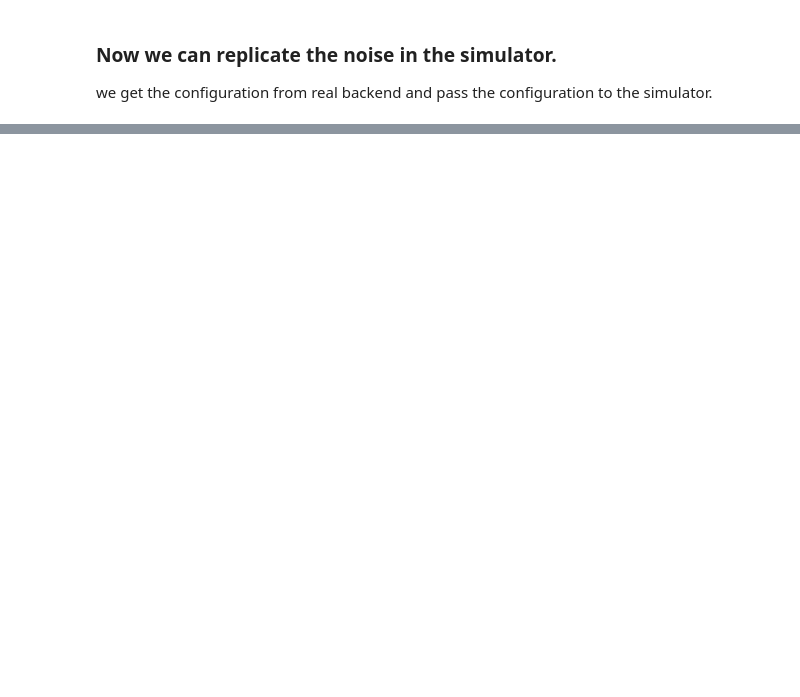
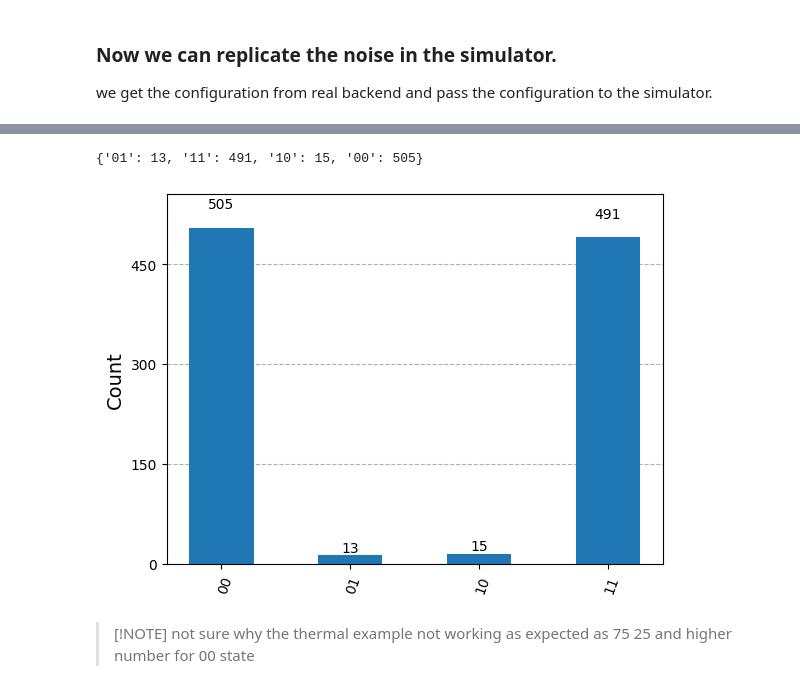
Before and after one commit to dipankardas011/Quantum-Coding, a Jupyter notebook: noise-models.ipynb, the cells around one changed output, grey strips where cells are left out. Cells and saved outputs as stored; diff of their text form; code cells hidden in the pictures; blank space fills up the shorter version.

Commit message:
learning about noise in qcircuit
like thermal, decoherenance, readout, single, multi-qubit

Signed-off-by: Dipankar Das <65275144+dipankardas011@users.noreply.github.com>

```diff
--- a/noise-models.ipynb
+++ b/noise-models.ipynb
@@ -70,0 +94,48 @@ qvis.plot_histogram(res.get_counts())
+# %%
+from qiskit import QuantumCircuit
+from qiskit_aer import AerSimulator
+from qiskit_aer.noise import NoiseModel, thermal_relaxation_error
+from qiskit.visualization import plot_histogram
+
+# Set T1 and T2 values (in microseconds)
+t1 = 12.5  # 12.5 μs
+t2 = 2.5   # 2.5 μs (should be <= t1)
+
+# Gate times (in microseconds)
+gate_time = 0.1  # 100 ns
+
+# Create thermal relaxation error for each gate
+t_err = thermal_relaxation_error(t1, t2, gate_time)
+
+# Create noise model
+noise_model = NoiseModel()
+
+# Add errors to all gates on all qubits
+noise_model.add_all_qubit_quantum_error(t_err, ['id', 'u1', 'u2', 'u3', 'x', 'sx', 'rz'])
+
+# Add a specific error for the cx gate (which takes longer)
+cx_gate_time = 0.3  # 300 ns
+cx_err = thermal_relaxation_error(t1, t2, cx_gate_time).tensor(
+    thermal_relaxation_error(t1, t2, cx_gate_time))
+noise_model.add_all_qubit_quantum_error(cx_err, ['cx'])
+
+# Create Bell state circuit
+qc = QuantumCircuit(2, 2)
+qc.h(0)
+qc.cx(0, 1)
+qc.measure(range(2), range(2))
+
+# Run with noise model
+simulator = AerSimulator()
+result = simulator.run(qc, noise_model=noise_model, shots=1024).result()
+counts = result.get_counts()
+
+# Plot results
+print(counts)
+plot_histogram(counts)
+# %% [output]
+{'01': 13, '11': 491, '10': 15, '00': 505}
+[figure, added]
+# %% [markdown]
+> [!NOTE]
+> not sure why the thermal example not working as expected as 75 25 and higher number for 00 state
```
Also changed, not shown: parts of 19 cells of this notebook.
